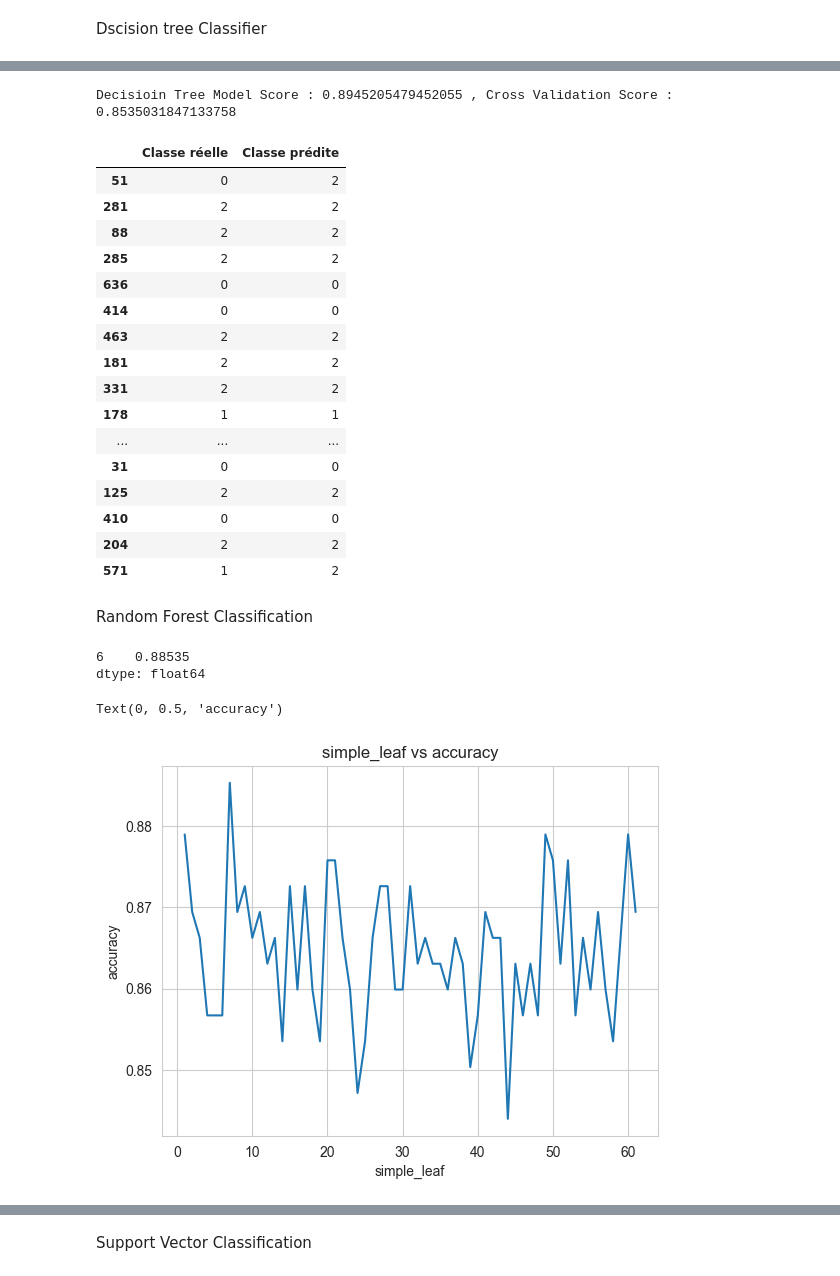
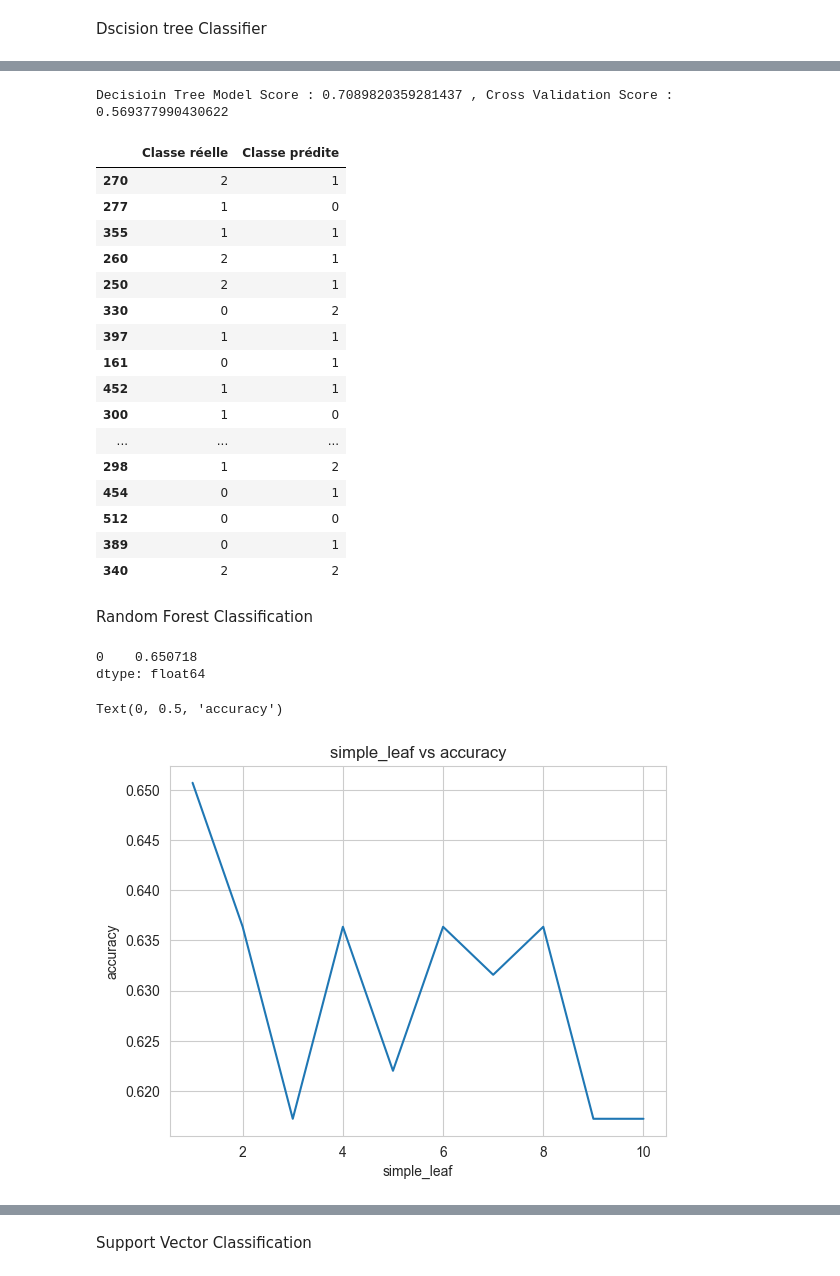
Before and after one commit to AyoubSamy/performance_student_analysis_project, a Jupyter notebook: notebook/notbook1.ipynb, the cells around one changed output, grey strips where cells are left out. Drawn from its saved outputs; the diff is of its cells as text; code cells hidden in the pictures.

```diff
--- a/notebook/notbook1.ipynb
+++ b/notebook/notbook1.ipynb
@@ -944,5 +949,3 @@ Name: Final_grade, dtype: int32
 # %%
 # dataset train_test_split
-X = dfd.drop('Final_grade',axis=1)
-y = dfd.Final_grade
-X_train,X_test,y_train,y_test=train_test_split(X,y,test_size=0.3)# This argument specifies that 30% of the data will be allocated to the testing set (the remaining 70% goes to the training set)
+x_train,x_test,y_train,y_test=train_test_split(x,y,test_size=0.2 )# This argument specifies that 30% of the data will be allocated to the testing set (the remaining 70% goes to the training set)
@@ -982,0 +954,4 @@ X_train
+# %%
+scaler = StandardScaler()
+x_train = scaler.fit_transform(x_train)
+x_test = scaler.transform(x_test)
@@ -989,10 +994,10 @@ Dscision tree Classifier
 # %%
 # find the optimal # of minimum samples leaf
 msl=[]
-for i in range(1,62):
+for i in range(1,11):
     tree = DecisionTreeClassifier(min_samples_leaf=i)
-    t= tree.fit(X_train, y_train)
-    ts=t.score(X_test, y_test)
+    t= tree.fit(x_train, y_train)
+    ts=t.score(x_test, y_test)
     msl.append(ts)
 msl = pd.Series(msl)
 msl.where(msl==msl.max()).dropna()
@@ -1026,14 +1016,14 @@ Text(0, 0.5, 'accuracy')
 # %%
-tree = DecisionTreeClassifier(min_samples_leaf=24)
-t= tree.fit(X_train, y_train)
-print("Decisioin Tree Model Score" , ":" , t.score(X_train, y_train) , "," ,
-      "Cross Validation Score" ,":" , t.score(X_test, y_test))
+tree = DecisionTreeClassifier(min_samples_leaf=7)
+t= tree.fit(x_train, y_train)
+print("Decisioin Tree Model Score" , ":" , t.score(x_train, y_train) , "," ,
+      "Cross Validation Score" ,":" , t.score(x_test, y_test))
 # %% [output]
-Decisioin Tree Model Score : 0.8945205479452055 , Cross Validation Score : 0.8535031847133758
+Decisioin Tree Model Score : 0.7089820359281437 , Cross Validation Score : 0.569377990430622
 # %%
 #predire les classes en utilisant les donnees de test:
 # Prédire les classes
-y_pred = t.predict(X_test)
+y_pred = t.predict(x_test)
 
 # Créer une DataFrame
 df_R_P = pd.DataFrame({'Classe réelle': y_test, 'Classe prédite': y_pred})
@@ -1042,22 +1032,22 @@ df_R_P = pd.DataFrame({'Classe réelle': y_test, 'Classe prédite': y_pred})
 df_R_P.head(30)
 # %% [output]
 |  | Classe réelle | Classe prédite |
-| 51 | 0 | 2 |
-| 281 | 2 | 2 |
-| 88 | 2 | 2 |
-| 285 | 2 | 2 |
-| 636 | 0 | 0 |
-| 414 | 0 | 0 |
-| 463 | 2 | 2 |
-| 181 | 2 | 2 |
-| 331 | 2 | 2 |
-| 178 | 1 | 1 |
+| 270 | 2 | 1 |
+| 277 | 1 | 0 |
+| 355 | 1 | 1 |
+| 260 | 2 | 1 |
+| 250 | 2 | 1 |
+| 330 | 0 | 2 |
+| 397 | 1 | 1 |
+| 161 | 0 | 1 |
+| 452 | 1 | 1 |
+| 300 | 1 | 0 |
 | ... | ... | ... |
-| 31 | 0 | 0 |
-| 125 | 2 | 2 |
-| 410 | 0 | 0 |
-| 204 | 2 | 2 |
-| 571 | 1 | 2 |
+| 298 | 1 | 2 |
+| 454 | 0 | 1 |
+| 512 | 0 | 0 |
+| 389 | 0 | 1 |
+| 340 | 2 | 2 |
 # %% [markdown]
 Random Forest Classification
 # %%
@@ -1065,23 +1055,23 @@ Random Forest Classification
 from sklearn.ensemble import RandomForestClassifier
 
 ne=[]
-for i in range(1,62):
+for i in range(1,11):
     forest = RandomForestClassifier()
-    f = forest.fit(X_train, y_train)
-    fs = f.score(X_test, y_test)
+    f = forest.fit(x_train, y_train)
+    fs = f.score(x_test, y_test)
     ne.append(fs)
 ne = pd.Series(ne)
 ne.where(ne==ne.max()).dropna()
 # %% [output]
-6    0.88535
+0    0.650718
 dtype: float64
 # %%
-sns.lineplot(x=range(1,62),y=ne)
+sns.lineplot(x=range(1,11),y=ne)
 plt.title("simple_leaf vs accuracy")
 plt.xlabel("simple_leaf")
 plt.ylabel("accuracy")
 # %% [output]
 Text(0, 0.5, 'accuracy')
-[figure, old version]
+[figure, new version]
 # %%
 # final model
```
Also changed, not shown: parts of 24 cells of this notebook, 1 other file.
